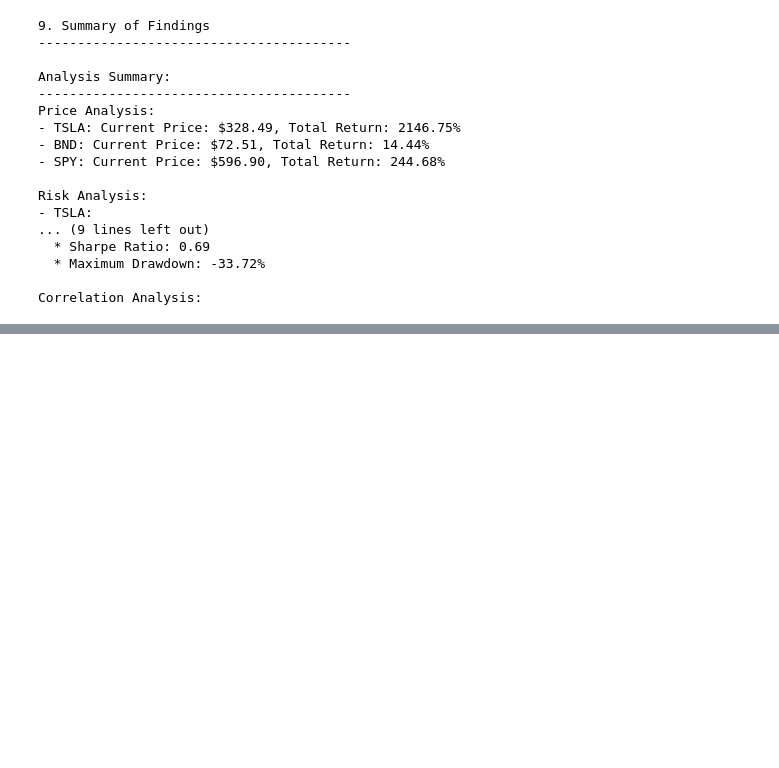
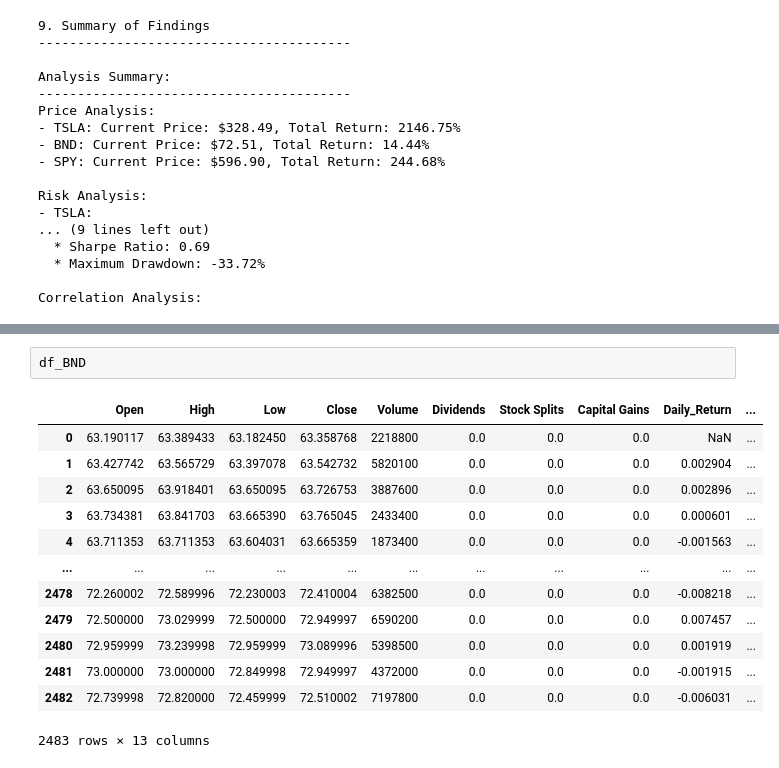
Before and after one commit to OL-YAD/portfolio-optimization-forecasting, a Jupyter notebook: notebooks/data_analysis.ipynb, the cells around one changed output, grey strips where cells are left out. Cells and saved outputs as stored; diff of their text form; blank space fills up the shorter version.

```diff
--- a/notebooks/data_analysis.ipynb
+++ b/notebooks/data_analysis.ipynb
@@ -307,0 +304,16 @@ Correlation Analysis:
+# %%
+df_BND
+# %% [output]
+|  | Open | High | Low | Close | Volume | Dividends | Stock Splits | Capital Gains | Daily_Return | ... |
+| 0 | 63.190117 | 63.389433 | 63.182450 | 63.358768 | 2218800 | 0.0 | 0.0 | 0.0 | NaN | ... |
+| 1 | 63.427742 | 63.565729 | 63.397078 | 63.542732 | 5820100 | 0.0 | 0.0 | 0.0 | 0.002904 | ... |
+| 2 | 63.650095 | 63.918401 | 63.650095 | 63.726753 | 3887600 | 0.0 | 0.0 | 0.0 | 0.002896 | ... |
+| 3 | 63.734381 | 63.841703 | 63.665390 | 63.765045 | 2433400 | 0.0 | 0.0 | 0.0 | 0.000601 | ... |
+| 4 | 63.711353 | 63.711353 | 63.604031 | 63.665359 | 1873400 | 0.0 | 0.0 | 0.0 | -0.001563 | ... |
+| ... | ... | ... | ... | ... | ... | ... | ... | ... | ... | ... |
+| 2478 | 72.260002 | 72.589996 | 72.230003 | 72.410004 | 6382500 | 0.0 | 0.0 | 0.0 | -0.008218 | ... |
+| 2479 | 72.500000 | 73.029999 | 72.500000 | 72.949997 | 6590200 | 0.0 | 0.0 | 0.0 | 0.007457 | ... |
+| 2480 | 72.959999 | 73.239998 | 72.959999 | 73.089996 | 5398500 | 0.0 | 0.0 | 0.0 | 0.001919 | ... |
+| 2481 | 73.000000 | 73.000000 | 72.849998 | 72.949997 | 4372000 | 0.0 | 0.0 | 0.0 | -0.001915 | ... |
+| 2482 | 72.739998 | 72.820000 | 72.459999 | 72.510002 | 7197800 | 0.0 | 0.0 | 0.0 | -0.006031 | ... |
+2483 rows × 13 columns
```
Also changed, not shown: parts of 10 cells of this notebook.
